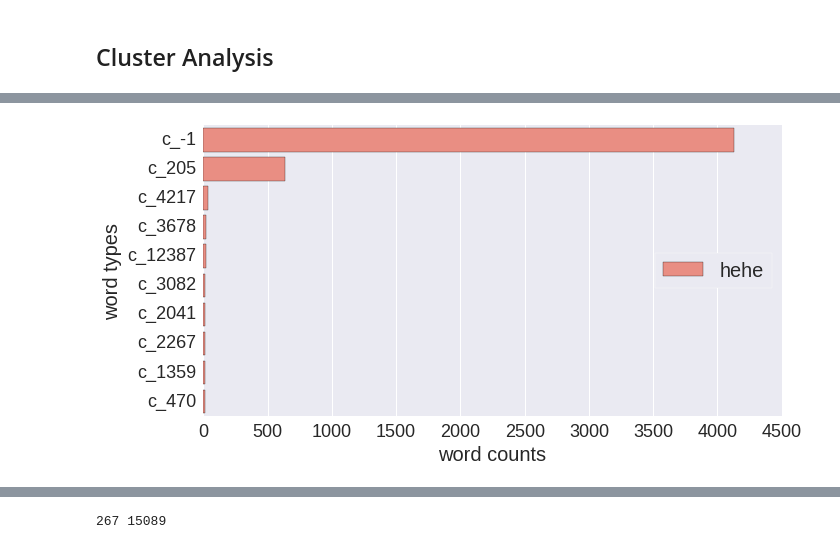
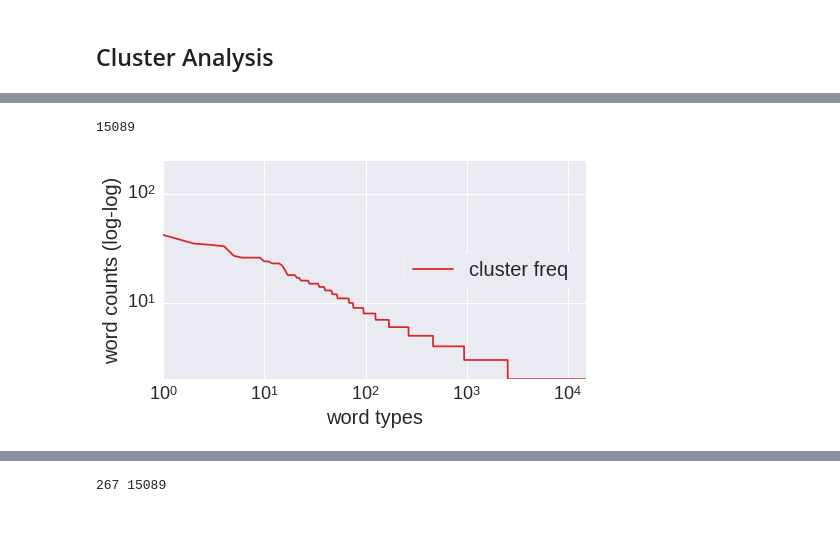
Before and after one commit to 0xSameer/speech_patterns, a Jupyter notebook: visualize_utd.ipynb, the cells around one changed output, grey strips where cells are left out. Cells and saved outputs as stored; diff of their text form; code cells hidden in the pictures.

```diff
--- a/visualize_utd.ipynb
+++ b/visualize_utd.ipynb
@@ -108,7 +119,7 @@ if os.path.exists(mt_pseudo_eval_dict_fname):
 def mini_print(out_cols, out_rows):
     out_line = PrettyTable(out_cols)
     print(" & ".join(out_cols))
-    if type(out_rows[0]) == list:
+    if type(out_rows[0]) == list or type(out_rows[0]) == tuple:
         for row in out_rows:
             out_line.add_row(row)
             print(" & ".join(map(str, row)))
@@ -528,4 +543,32 @@ train sid dur & dev sid dur
 ### pseudowords
 # %% [markdown]
 ## Cluster Analysis
+# %%
+def plot_word_freq_line(count_dict, fig_name = '', prefix='', color=tableau20[0], label="freq"):
+    if prefix:
+        count_dict = {"%s_%s" % (prefix, k): v for k,v in count_dict.items() if k != "-1"}
+    #y_vals = np.array([np.log(v) if v > 0 else 0 for v in sorted(count_dict.values(), reverse=True)])
+    y_vals = np.array([v for v in sorted(count_dict.values(), reverse=True)])
+
+    fig, ax = plt.subplots(figsize=(7,4))
+    sns.set_style("darkgrid")
+
+    ax.loglog(y_vals, label=label, color=color)
+    ax.legend(ncol=1, loc="center right", frameon=True, fontsize=20)
+
+    #ax.set(xlim=(0, 300))
+    ax.set(xlim=(0,len(count_dict)+1))
+    ax.set(ylim=(0, 200))
+
+    plt.xlabel("word types", size=20)
+    plt.ylabel("word counts (log-log)", size=20)
+
+    plt.yticks(rotation=0, size=18)
+    plt.xticks(rotation=0, size=18)
+
+    sns.despine(left=True, bottom=True)
+
+    fig.tight_layout()
+    if fig_name:
+        fig.savefig(fig_name+".png")
 # %%
@@ -595,4 +637,12 @@ plot_word_freq(train_gold_words, fig_name="haha", color='grey')
 # %%
-plot_word_freq(train_pwords, fig_name="hehe", prefix='c', color="salmon")
+# plot_word_freq(train_pwords, fig_name="hehe", prefix='c', num=20, color=tableau20[6])
-# %% [output]
-[figure, removed]
+# %%
+clusters_freq = {cid:len(v) for cid, v in enumerate(clusters_stats['sids'], start=1) \
+                 if clusters_stats['purity'][cid-1] >= 0}
+plot_word_freq_line(clusters_freq, fig_name="loglog_cluster_id_freq", \
+                    label="cluster freq", prefix='c', color=tableau20[6])
+# plot_word_freq_line(train_gold_words, fig_name="hehe", prefix='c', color=tableau20[6])
+print(len(clusters_freq))
+# %% [output]
+15089
+[figure, added]
```
Also changed, not shown: parts of 20 cells of this notebook.
